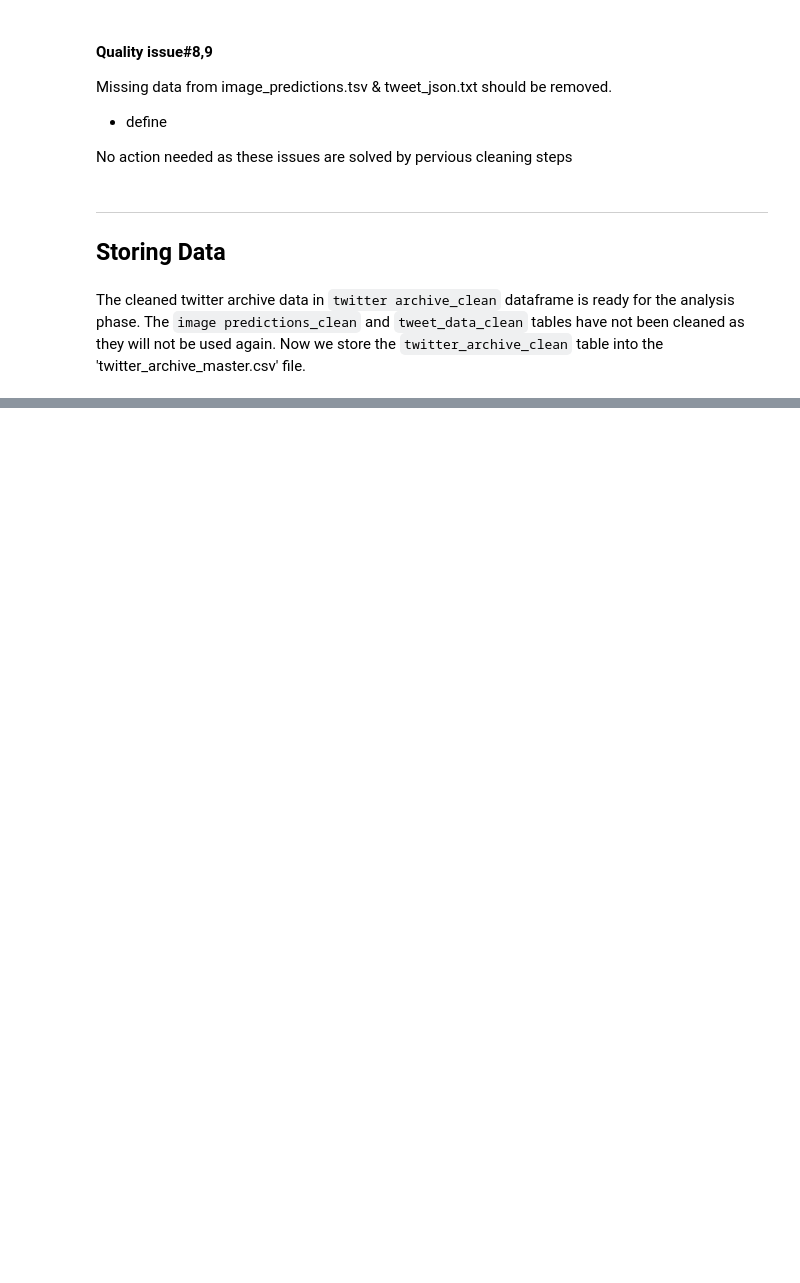
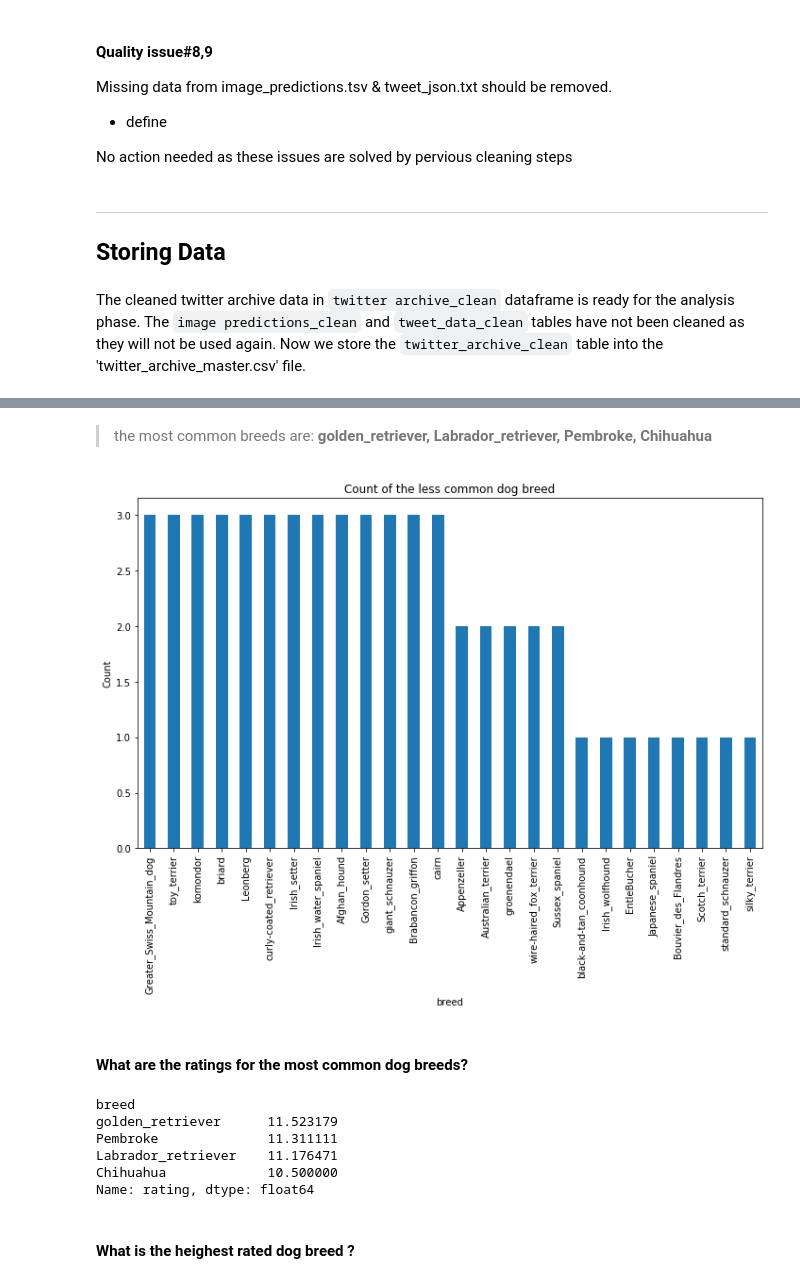
Before and after one commit to seifElislam/weRateDogs, a Jupyter notebook: wrangle_act.ipynb, the cells around one changed output, grey strips where cells are left out. Drawn from its saved outputs; the diff is of its cells as text; code cells hidden in the pictures; blank space fills up the shorter version.

```diff
--- a/wrangle_act.ipynb
+++ b/wrangle_act.ipynb
@@ -1148,0 +1275,15 @@ twitter_archive_clean.to_csv('twitter_archive_master.csv', index = False)
+# %% [markdown]
+> the most common breeds are: **golden_retriever, Labrador_retriever, Pembroke, Chihuahua**
+# %%
+less_common_breed = twitter_archive_clean.groupby('breed').filter(lambda x: len(x) <= 3)
+plt.figure(figsize=(10,8));
+less_common_breed['breed'].value_counts().plot(kind = 'bar')
+plt.title('Count of the less common dog breed')
+plt.xlabel('breed')
+plt.ylabel('Count');
+plt.tight_layout()
+plt.savefig('less_common_breeds.svg', format='svg');
+# %% [output]
+[figure, added]
+# %% [markdown]
+####  What are the ratings for the most common dog breeds?
@@ -1148,0 +1293,11 @@ twitter_archive_clean.to_csv('twitter_archive_master.csv', index = False)
+# %%
+df_common.groupby('breed')['rating'].mean().sort_values(ascending=False)
+# %% [output]
+breed
+golden_retriever      11.523179
+Pembroke              11.311111
+Labrador_retriever    11.176471
+Chihuahua             10.500000
+Name: rating, dtype: float64
+# %% [markdown]
+ #### What is the heighest rated dog breed ?
```
Also changed, not shown: parts of 54 cells of this notebook.
